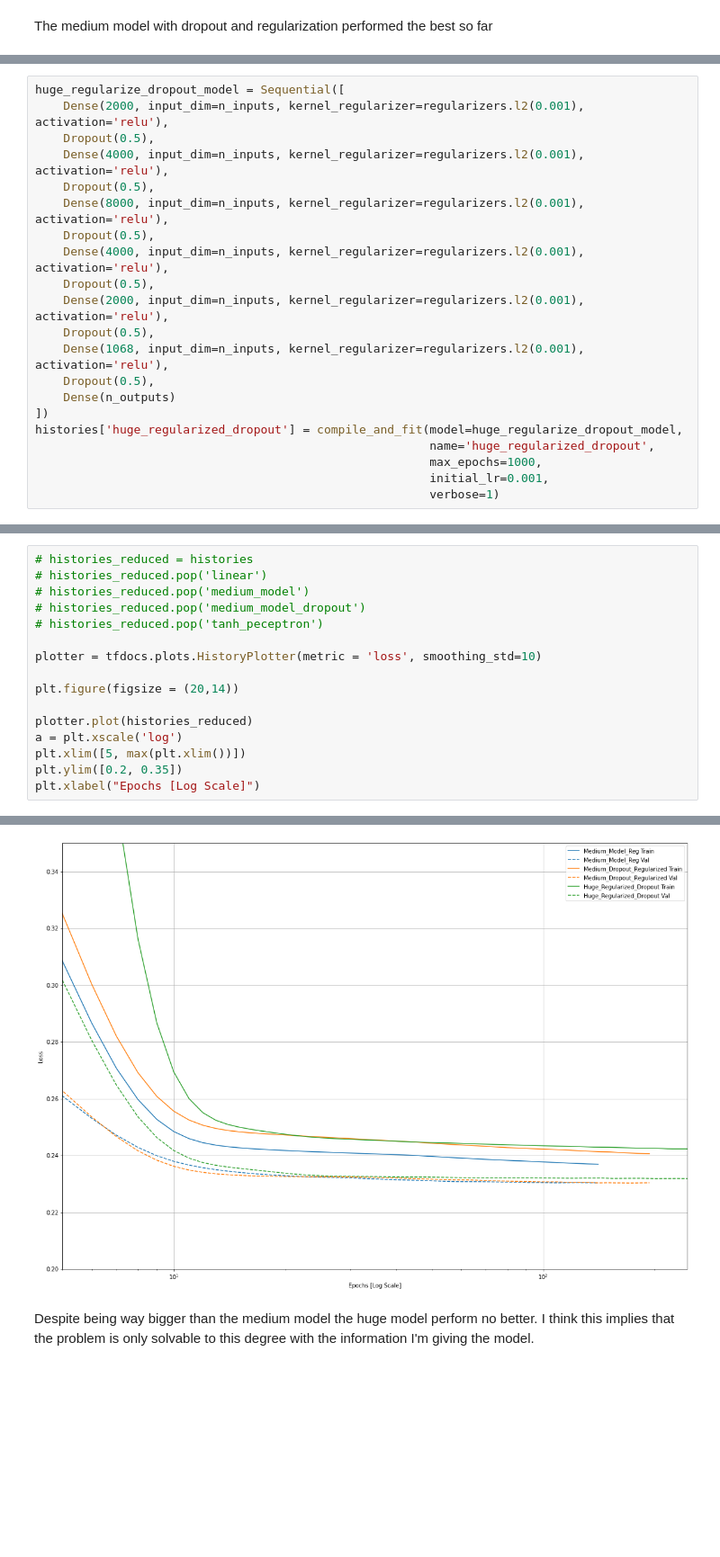
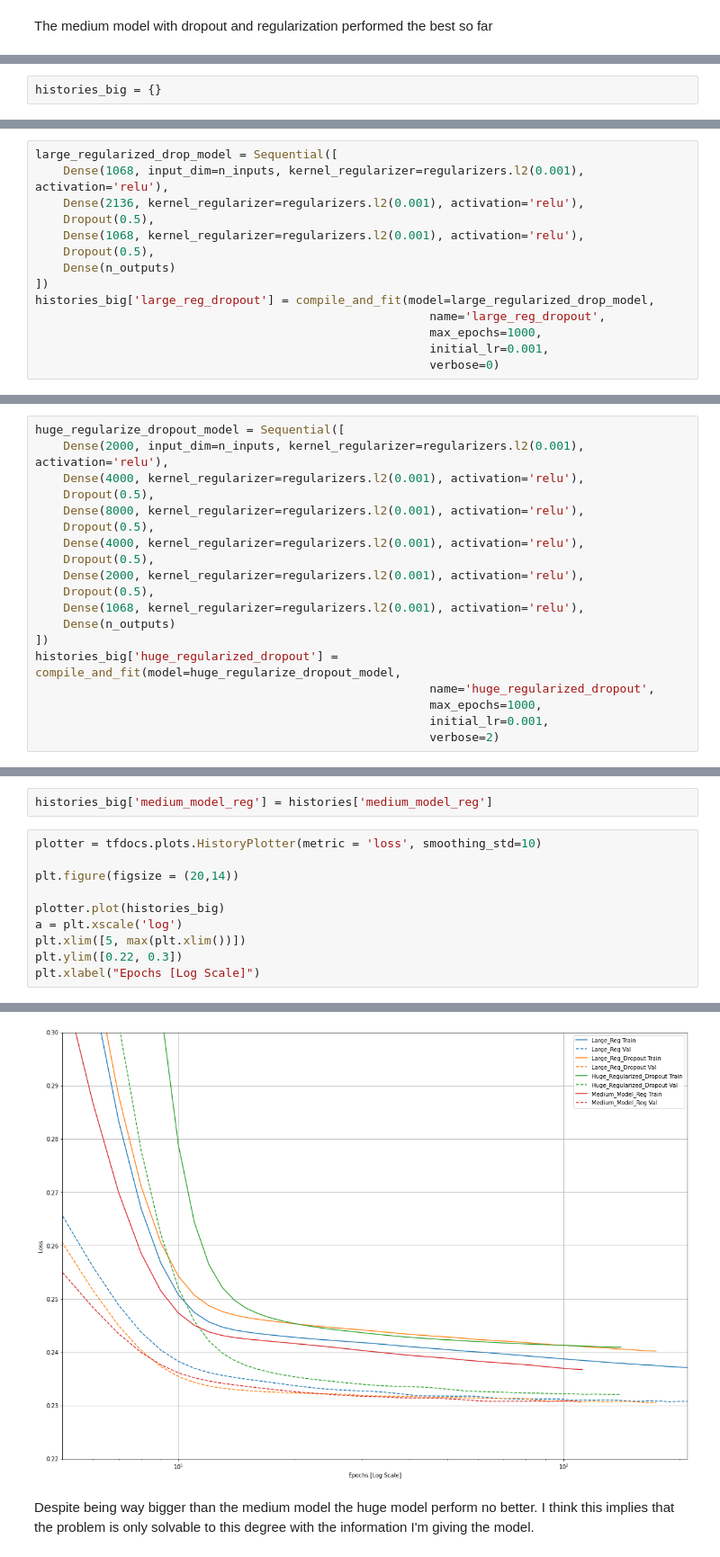
Before and after one commit to jamesNWT/player-chem-ml-stack, a Jupyter notebook: python/train_big.ipynb, the cells around one changed output, grey strips where cells are left out. Shown at 90% size. Saved outputs shown, nothing was run; the diff lists cells and outputs as text; blank space fills up the shorter version.

```diff
--- a/python/train_big.ipynb
+++ b/python/train_big.ipynb
@@ -354,0 +396,2 @@ This model has over 10k hidden units.
+# %%
+histories_big = {}
@@ -354,0 +430,14 @@ This model has over 10k hidden units.
+# %%
+large_regularized_drop_model = Sequential([
+    Dense(1068, input_dim=n_inputs, kernel_regularizer=regularizers.l2(0.001), activation='relu'),
+    Dense(2136, kernel_regularizer=regularizers.l2(0.001), activation='relu'),
+    Dropout(0.5),
+    Dense(1068, kernel_regularizer=regularizers.l2(0.001), activation='relu'),
+    Dropout(0.5),
+    Dense(n_outputs)
+])
+histories_big['large_reg_dropout'] = compile_and_fit(model=large_regularized_drop_model,
+                                                        name='large_reg_dropout',
+                                                        max_epochs=1000,
+                                                        initial_lr=0.001,
+                                                        verbose=0)
@@ -355,22 +462,20 @@ This model has over 10k hidden units.
 # %%
 huge_regularize_dropout_model = Sequential([
     Dense(2000, input_dim=n_inputs, kernel_regularizer=regularizers.l2(0.001), activation='relu'),
+    Dense(4000, kernel_regularizer=regularizers.l2(0.001), activation='relu'),
     Dropout(0.5),
-    Dense(4000, input_dim=n_inputs, kernel_regularizer=regularizers.l2(0.001), activation='relu'),
+    Dense(8000, kernel_regularizer=regularizers.l2(0.001), activation='relu'),
     Dropout(0.5),
-    Dense(8000, input_dim=n_inputs, kernel_regularizer=regularizers.l2(0.001), activation='relu'),
+    Dense(4000, kernel_regularizer=regularizers.l2(0.001), activation='relu'),
     Dropout(0.5),
-    Dense(4000, input_dim=n_inputs, kernel_regularizer=regularizers.l2(0.001), activation='relu'),
+    Dense(2000, kernel_regularizer=regularizers.l2(0.001), activation='relu'),
     Dropout(0.5),
-    Dense(2000, input_dim=n_inputs, kernel_regularizer=regularizers.l2(0.001), activation='relu'),
-    Dropout(0.5),
-    Dense(1068, input_dim=n_inputs, kernel_regularizer=regularizers.l2(0.001), activation='relu'),
-    Dropout(0.5),
+    Dense(1068, kernel_regularizer=regularizers.l2(0.001), activation='relu'),
     Dense(n_outputs)
 ])
-histories['huge_regularized_dropout'] = compile_and_fit(model=huge_regularize_dropout_model,
+histories_big['huge_regularized_dropout'] = compile_and_fit(model=huge_regularize_dropout_model,
                                                         name='huge_regularized_dropout',
                                                         max_epochs=1000,
                                                         initial_lr=0.001,
-                                                        verbose=1)
+                                                        verbose=2)
 # %% [output]
@@ -400,23 +509,19 @@ histories
  'tanh_peceptron': <tensorflow.python.keras.callbacks.History at 0x...>}
+# %%
+histories_big['medium_model_reg'] = histories['medium_model_reg']
 # %%
-# histories_reduced = histories
-# histories_reduced.pop('linear')
-# histories_reduced.pop('medium_model')
-# histories_reduced.pop('medium_model_dropout')
-# histories_reduced.pop('tanh_peceptron')
-
 plotter = tfdocs.plots.HistoryPlotter(metric = 'loss', smoothing_std=10)
 
 plt.figure(figsize = (20,14))
 
-plotter.plot(histories_reduced)
+plotter.plot(histories_big)
 a = plt.xscale('log')
 plt.xlim([5, max(plt.xlim())])
-plt.ylim([0.2, 0.35])
+plt.ylim([0.22, 0.3])
 plt.xlabel("Epochs [Log Scale]")
 # %% [output]
 Text(0.5, 0, 'Epochs [Log Scale]')
-[figure, old version]
+[figure, new version]
 # %% [markdown]
 Despite being way bigger than the medium model the huge model perform no better. I think this implies that the problem is only solvable to this degree with the information I'm giving the model.
 # %%
```
Also changed, not shown: parts of 37 cells of this notebook.
